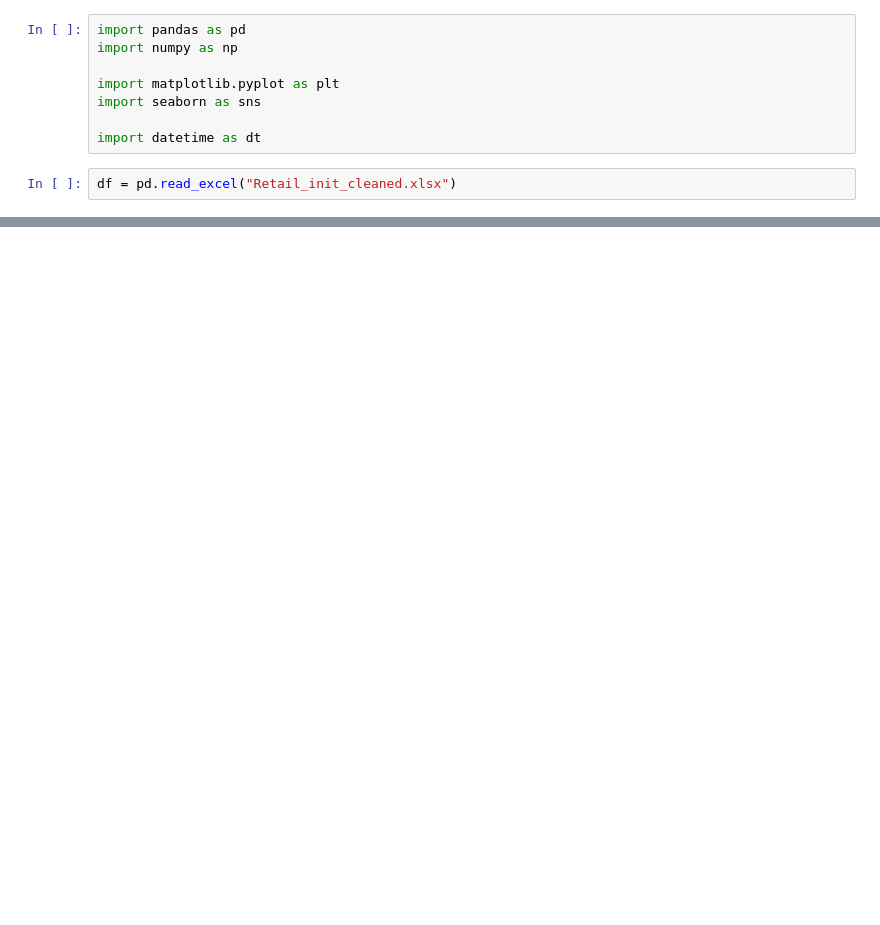
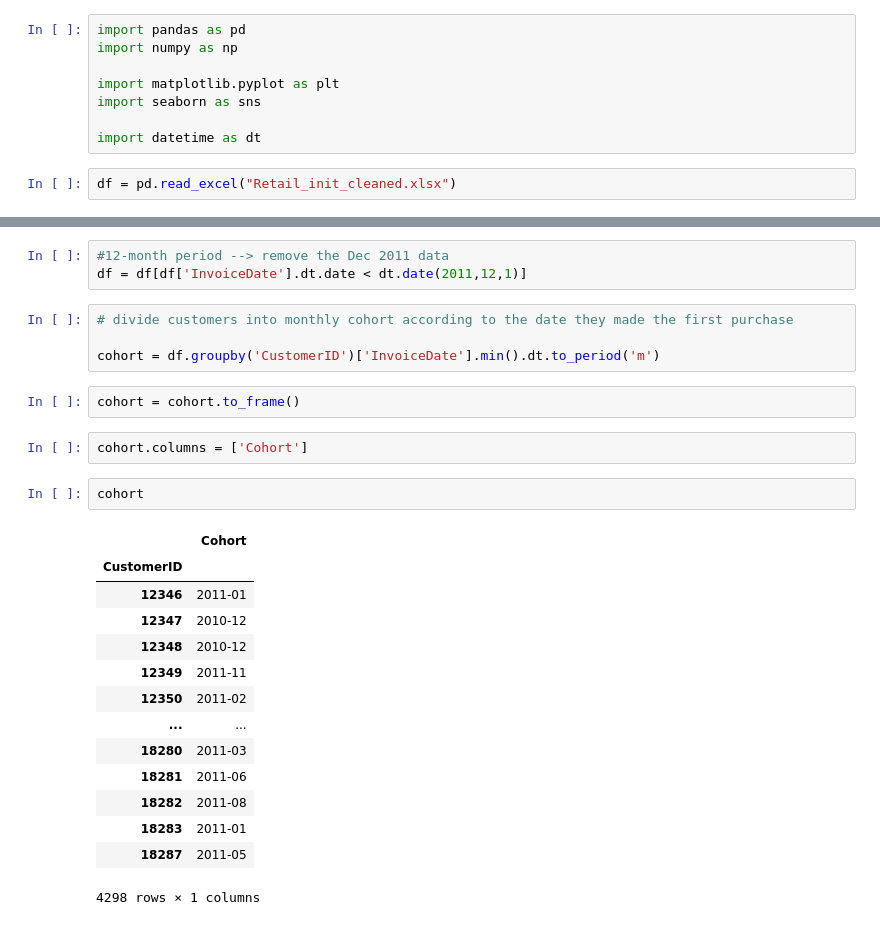
Before and after one commit to Phuong181003/Clustering, a Jupyter notebook: clustering.ipynb, the cells around one changed output, grey strips where cells are left out. Saved outputs shown, nothing was run; the diff lists cells and outputs as text; blank space fills up the shorter version.

```diff
--- a/clustering.ipynb
+++ b/clustering.ipynb
@@ -39,0 +58,28 @@ Name: Month, Length: 397924, dtype: datetime64[ns]
+# %%
+#12-month period --> remove the Dec 2011 data
+df = df[df['InvoiceDate'].dt.date < dt.date(2011,12,1)]
+# %%
+# divide customers into monthly cohort according to the date they made the first purchase
+
+cohort = df.groupby('CustomerID')['InvoiceDate'].min().dt.to_period('m')
+# %%
+cohort = cohort.to_frame()
+# %%
+cohort.columns = ['Cohort']
+# %%
+cohort
+# %% [output]
+|  | Cohort |
+| CustomerID |  |
+| 12346 | 2011-01 |
+| 12347 | 2010-12 |
+| 12348 | 2010-12 |
+| 12349 | 2011-11 |
+| 12350 | 2011-02 |
+| ... | ... |
+| 18280 | 2011-03 |
+| 18281 | 2011-06 |
+| 18282 | 2011-08 |
+| 18283 | 2011-01 |
+| 18287 | 2011-05 |
+4298 rows × 1 columns
```
Also changed, not shown: parts of 15 cells of this notebook, 1 other file.
